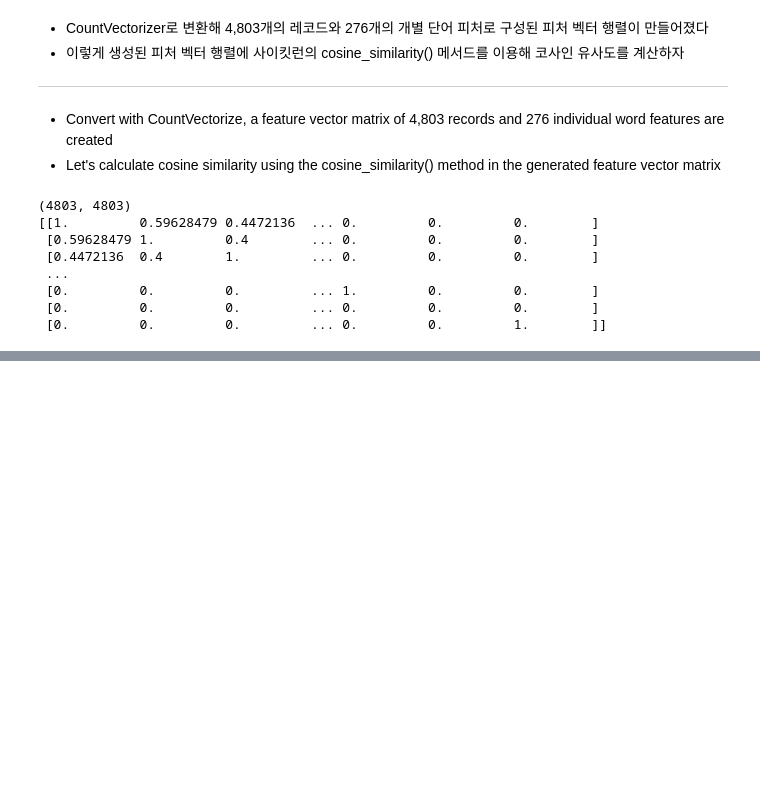
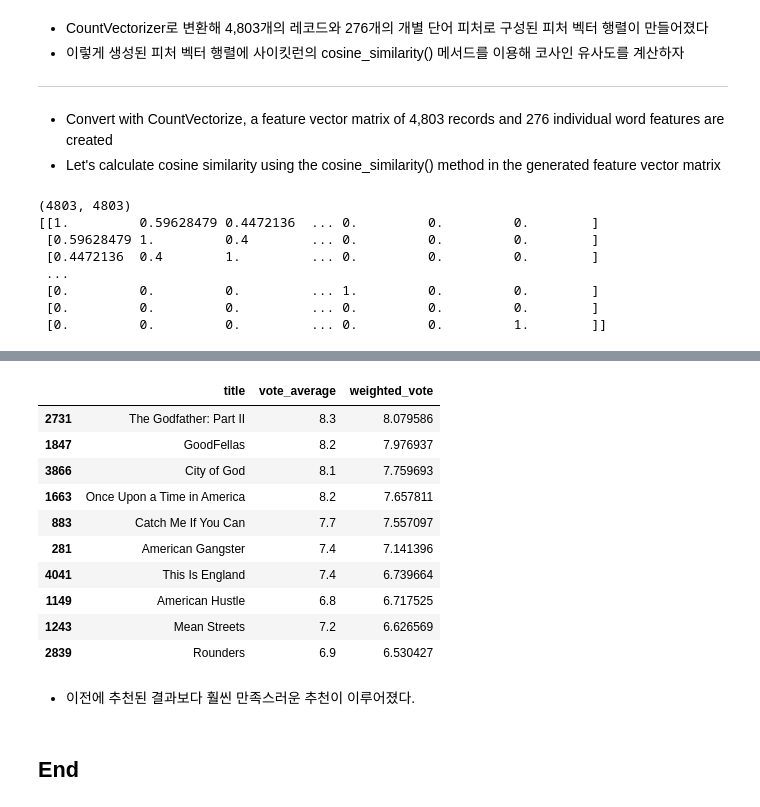
Before and after one commit to KevinTheRainmaker/Recommendation_Algorithms, a Jupyter notebook: 1. Content-Based Filtering Practice - TMDB 5000 Movie Dataset.ipynb, the cells around one changed output, grey strips where cells are left out. Drawn from its saved outputs; the diff is of its cells as text; code cells hidden in the pictures; blank space fills up the shorter version.

```diff
--- a/1. Content-Based Filtering Practice - TMDB 5000 Movie Dataset.ipynb
+++ b/1. Content-Based Filtering Practice - TMDB 5000 Movie Dataset.ipynb
@@ -154,0 +162,3 @@ print(genre_sim)
+# %%
+genre_sim_sorted_ind = genre_sim.argsort()[:, ::-1]
+print(genre_sim_sorted_ind[:1])
@@ -154,0 +283,33 @@ print(genre_sim)
+# %%
+def find_sim_movie(df, sorted_ind, title_name, top_n = 10):
+    title_movie = df[df['title'] == title_name]
+    title_index = title_movie.index.values
+
+    #top_n의 2배에 해당하는 유사 장르 인덱스 추출
+    similar_indexes = sorted_ind[title_index, :(top_n * 2)]
+    similar_indexes = similar_indexes.reshape(-1)
+
+    #기준 영화 인덱스는 제외
+    similar_indexes = similar_indexes[similar_indexes != title_index]
+
+    #top_n의 2배에 해당하는 후보군에서 weighted_vote가 높은 순으로 top_n만큼 추출
+    return df.iloc[similar_indexes].sort_values('weighted_vote', ascending=False)[:top_n]
+# %%
+similar_movies = find_sim_movie(movies_df, genre_sim_sorted_ind, 'The Godfather', 10)
+similar_movies[['title','vote_average','weighted_vote']]
+# %% [output]
+|  | title | vote_average | weighted_vote |
+| 2731 | The Godfather: Part II | 8.3 | 8.079586 |
+| 1847 | GoodFellas | 8.2 | 7.976937 |
+| 3866 | City of God | 8.1 | 7.759693 |
+| 1663 | Once Upon a Time in America | 8.2 | 7.657811 |
+| 883 | Catch Me If You Can | 7.7 | 7.557097 |
+| 281 | American Gangster | 7.4 | 7.141396 |
+| 4041 | This Is England | 7.4 | 6.739664 |
+| 1149 | American Hustle | 6.8 | 6.717525 |
+| 1243 | Mean Streets | 7.2 | 6.626569 |
+| 2839 | Rounders | 6.9 | 6.530427 |
+# %% [markdown]
+- 이전에 추천된 결과보다 훨씬 만족스러운 추천이 이루어졌다.
+# %% [markdown]
+## End
```
Also changed, not shown: parts of 24 cells of this notebook.
